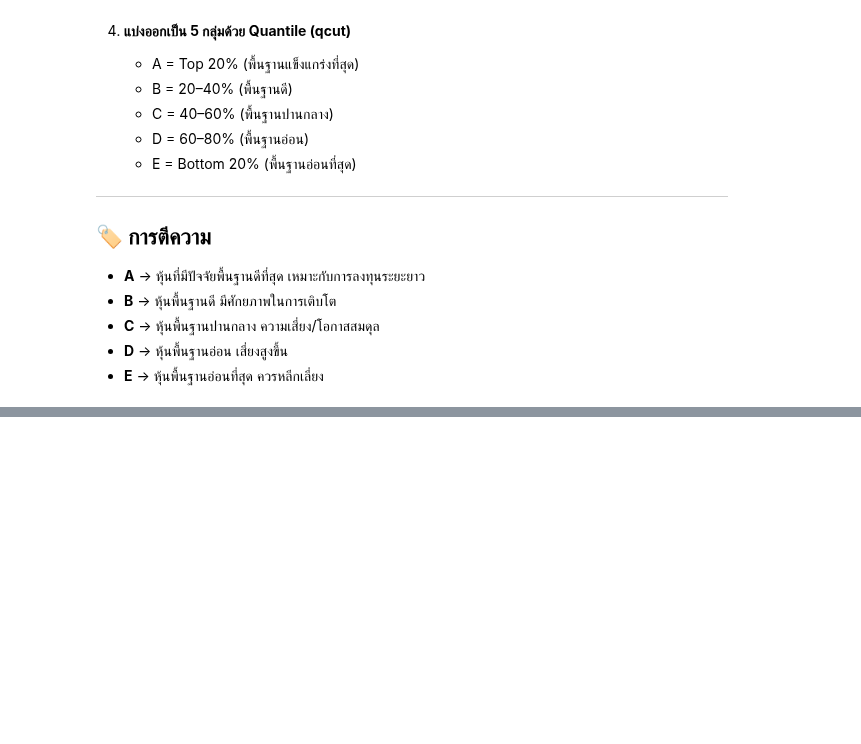
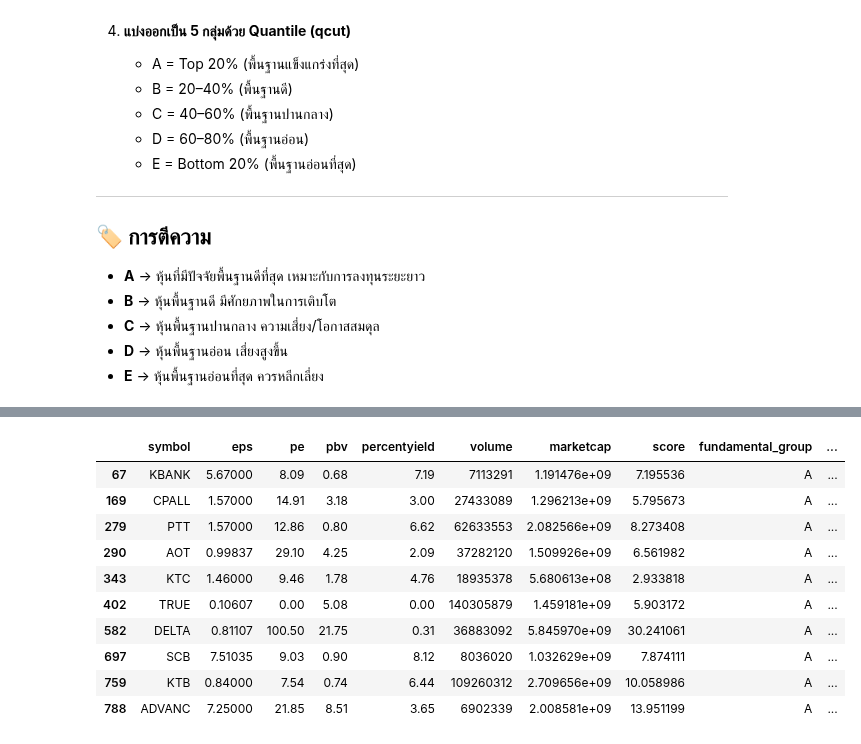
Before and after one commit to phqsuema123/Stock-quadrant-quantitative-analysis-using-deep-learning-classification, a Jupyter notebook: 1.Final_file/3.Data_preparation,4.Modelling/5model.ipynb, the cells around one changed output, grey strips where cells are left out. Drawn from its saved outputs; the diff is of its cells as text; code cells hidden in the pictures; blank space fills up the shorter version.

```diff
--- a/1.Final_file/3.Data_preparation,4.Modelling/5model.ipynb
+++ b/1.Final_file/3.Data_preparation,4.Modelling/5model.ipynb
@@ -351,6 +380,7 @@ df_latest_candle = (
 
 # ✅ 2) Merge กับข้อมูล fundamental
 df = pd.merge(df_fun, df_latest_candle, on="symbol", how="inner")
+df['quadrant'] = df_fun['fundamental_group'].astype(str) + df_result['trend_grade'].astype(str)
 # %%
 df.head()
 # %% [output]
@@ -363,2 +392,0 @@ df.head()
-# %%
-df['quadrant'] = df_fun['stat_group'].astype(str) + df_result['trend_grade'].astype(str)
@@ -393 +417,14 @@ quadrant        60
 dtype: int64
+# %%
+def create_quadrant(df, col1="fundamental_group", col2="trend_grade", new_col="quadrant"):
+    # normalize ค่าให้ตรง format
+    df[col1] = df[col1].astype(str).str.upper()   # A–E
+    df[col2] = df[col2].astype(str).str.lower()   # a–e
+
+    # รวมกันเป็น quadrant
+    df[new_col] = df[col1] + df[col2]
+    return df
+
+# ✅ ใช้งาน
+df = create_quadrant(df)
+print(df[['fundamental_group','trend_grade','quadrant']].head())
@@ -393,0 +447,19 @@ dtype: int64
+# %%
+symbols = ["DELTA", "PTT", "AOT", "ADVANC", "KBANK",
+           "TRUE", "GULF", "SCB", "KTC", "KTB", "CPALL"]
+
+df_filtered = df[df['symbol'].isin(symbols)]
+
+df_filtered.head(11)
+# %% [output]
+|  | symbol | eps | pe | pbv | percentyield | volume | marketcap | score | fundamental_group | ... |
+| 67 | KBANK | 5.67000 | 8.09 | 0.68 | 7.19 | 7113291 | 1.191476e+09 | 7.195536 | A | ... |
+| 169 | CPALL | 1.57000 | 14.91 | 3.18 | 3.00 | 27433089 | 1.296213e+09 | 5.795673 | A | ... |
+| 279 | PTT | 1.57000 | 12.86 | 0.80 | 6.62 | 62633553 | 2.082566e+09 | 8.273408 | A | ... |
+| 290 | AOT | 0.99837 | 29.10 | 4.25 | 2.09 | 37282120 | 1.509926e+09 | 6.561982 | A | ... |
+| 343 | KTC | 1.46000 | 9.46 | 1.78 | 4.76 | 18935378 | 5.680613e+08 | 2.933818 | A | ... |
+| 402 | TRUE | 0.10607 | 0.00 | 5.08 | 0.00 | 140305879 | 1.459181e+09 | 5.903172 | A | ... |
+| 582 | DELTA | 0.81107 | 100.50 | 21.75 | 0.31 | 36883092 | 5.845970e+09 | 30.241061 | A | ... |
+| 697 | SCB | 7.51035 | 9.03 | 0.90 | 8.12 | 8036020 | 1.032629e+09 | 7.874111 | A | ... |
+| 759 | KTB | 0.84000 | 7.54 | 0.74 | 6.44 | 109260312 | 2.709656e+09 | 10.058986 | A | ... |
+| 788 | ADVANC | 7.25000 | 21.85 | 8.51 | 3.65 | 6902339 | 2.008581e+09 | 13.951199 | A | ... |
```
Also changed, not shown: parts of 18 cells of this notebook, 1 other file.
